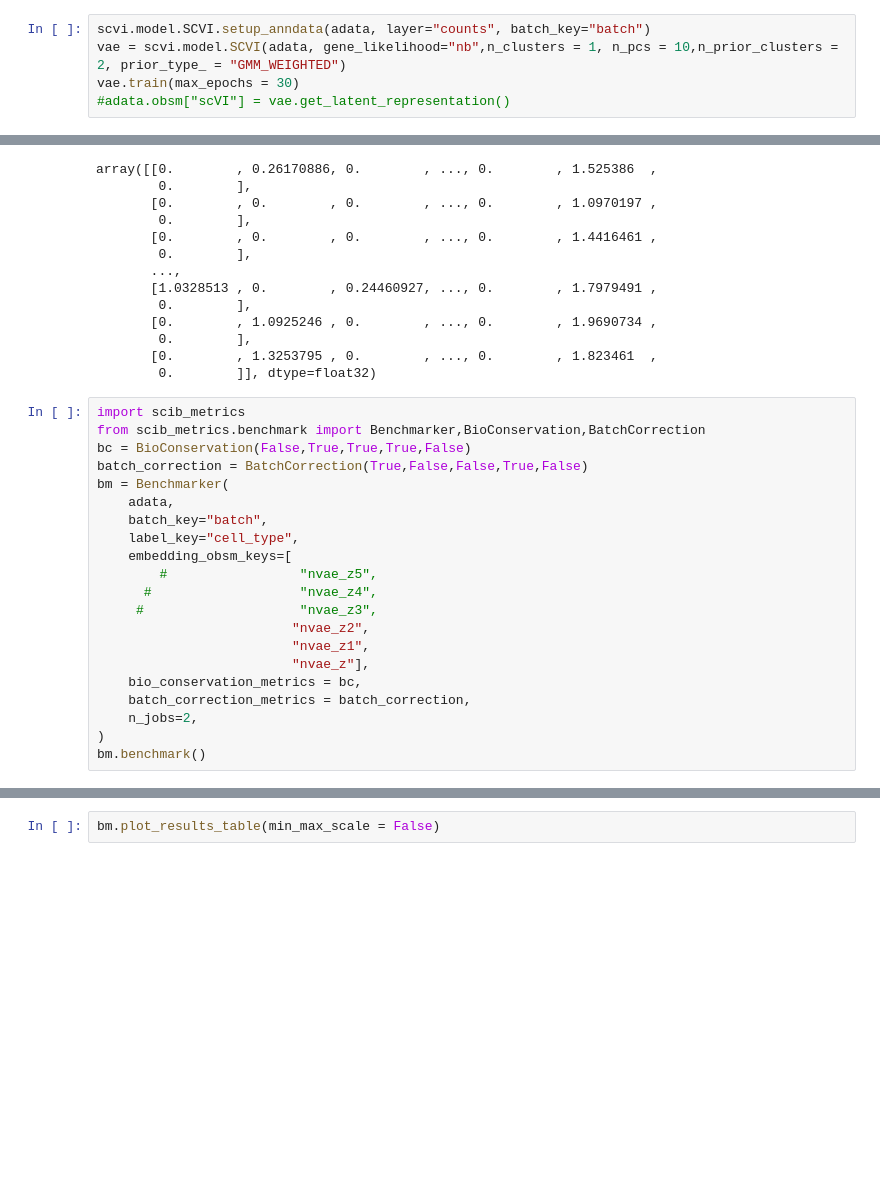
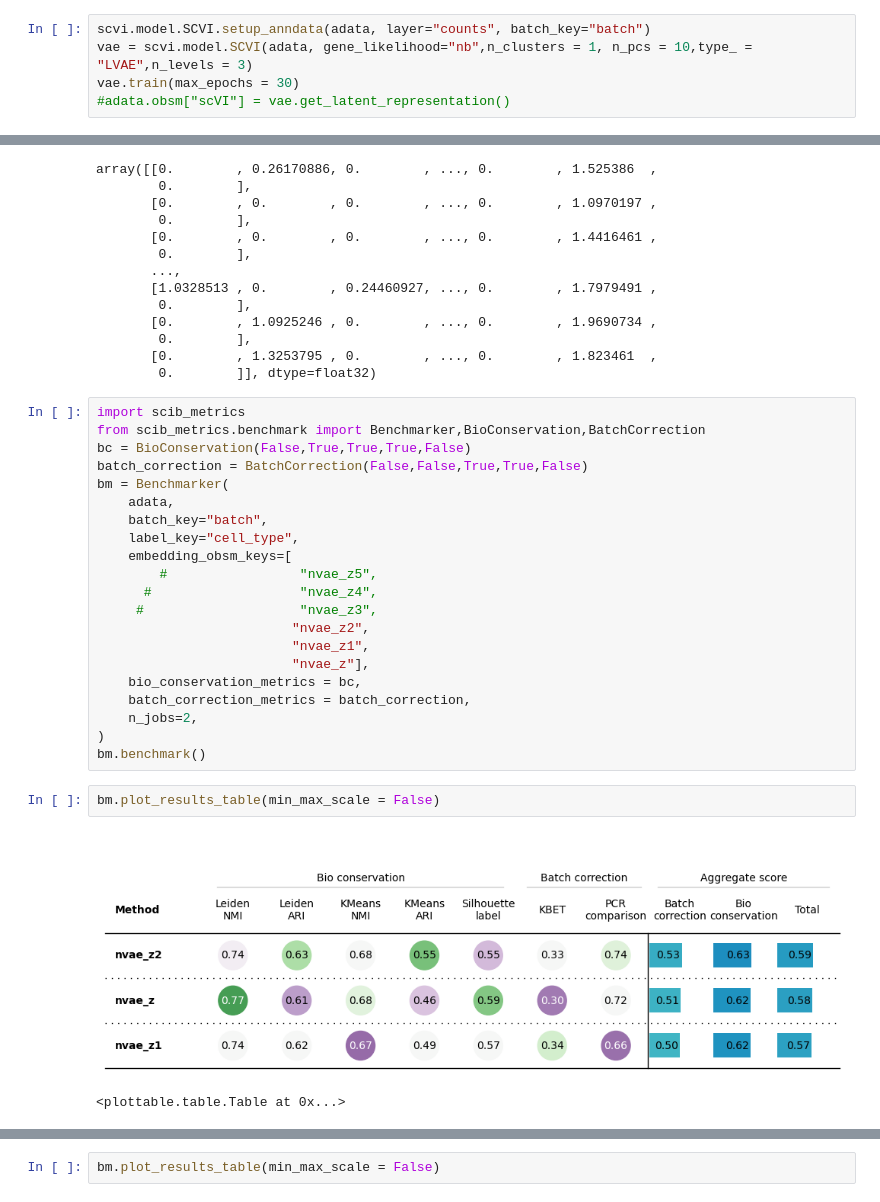
Before and after one commit to franticalien/CS690, a Jupyter notebook: Untitled3.ipynb, the cells around one changed output, grey strips where cells are left out. Drawn from its saved outputs; the diff is of its cells as text; blank space fills up the shorter version.

```diff
--- a/Untitled3.ipynb
+++ b/Untitled3.ipynb
@@ -21,7 +21,7 @@ sc.pp.highly_variable_genes(adata, n_top_genes=2000, flavor="cell_ranger", batch
 adata = adata[:, adata.var.highly_variable].copy()
 # %%
 scvi.model.SCVI.setup_anndata(adata, layer="counts", batch_key="batch")
-vae = scvi.model.SCVI(adata, gene_likelihood="nb",n_clusters = 1, n_pcs = 10,n_prior_clusters = 2, prior_type_ = "GMM_WEIGHTED")
+vae = scvi.model.SCVI(adata, gene_likelihood="nb",n_clusters = 1, n_pcs = 10,type_ = "LVAE",n_levels = 3)
 vae.train(max_epochs = 30)
 #adata.obsm["scVI"] = vae.get_latent_representation()
 # %% [output]
@@ -102,7 +97,7 @@ array([[0.        , 0.26170886, 0.        , ..., 0.        , 1.525386  ,
 import scib_metrics
 from scib_metrics.benchmark import Benchmarker,BioConservation,BatchCorrection
 bc = BioConservation(False,True,True,True,False)
-batch_correction = BatchCorrection(True,False,False,True,False)
+batch_correction = BatchCorrection(False,False,True,True,False)
 bm = Benchmarker(
     adata,
     batch_key="batch",
@@ -119,5 +114,10 @@ bm = Benchmarker(
     n_jobs=2,
 )
 bm.benchmark()
+# %%
+bm.plot_results_table(min_max_scale = False)
+# %% [output]
+[figure, added]
+<plottable.table.Table at 0x...>
 # %%
 bm.plot_results_table(min_max_scale = False)
```
Also changed, not shown: parts of 3 cells of this notebook, 9 other files.
